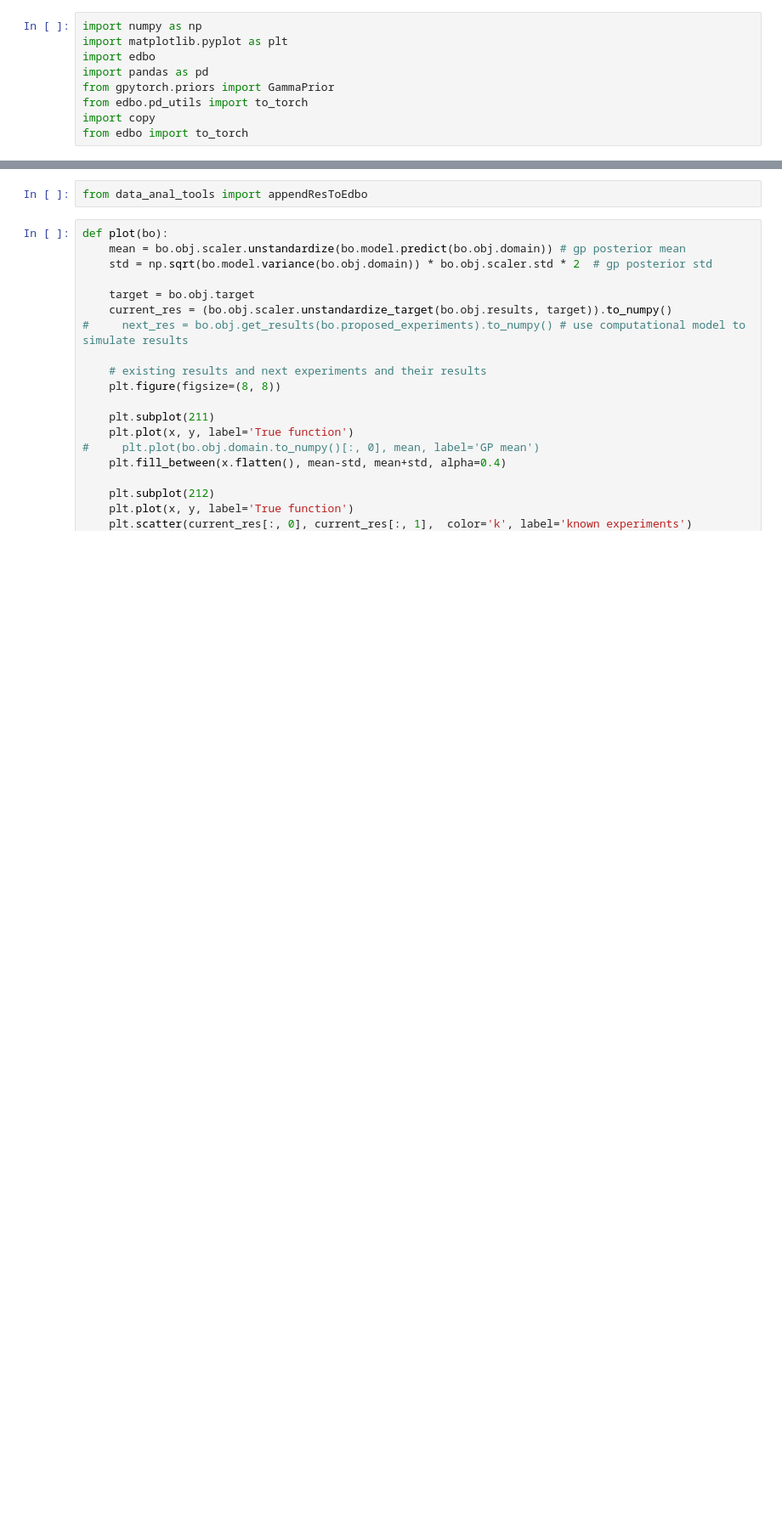
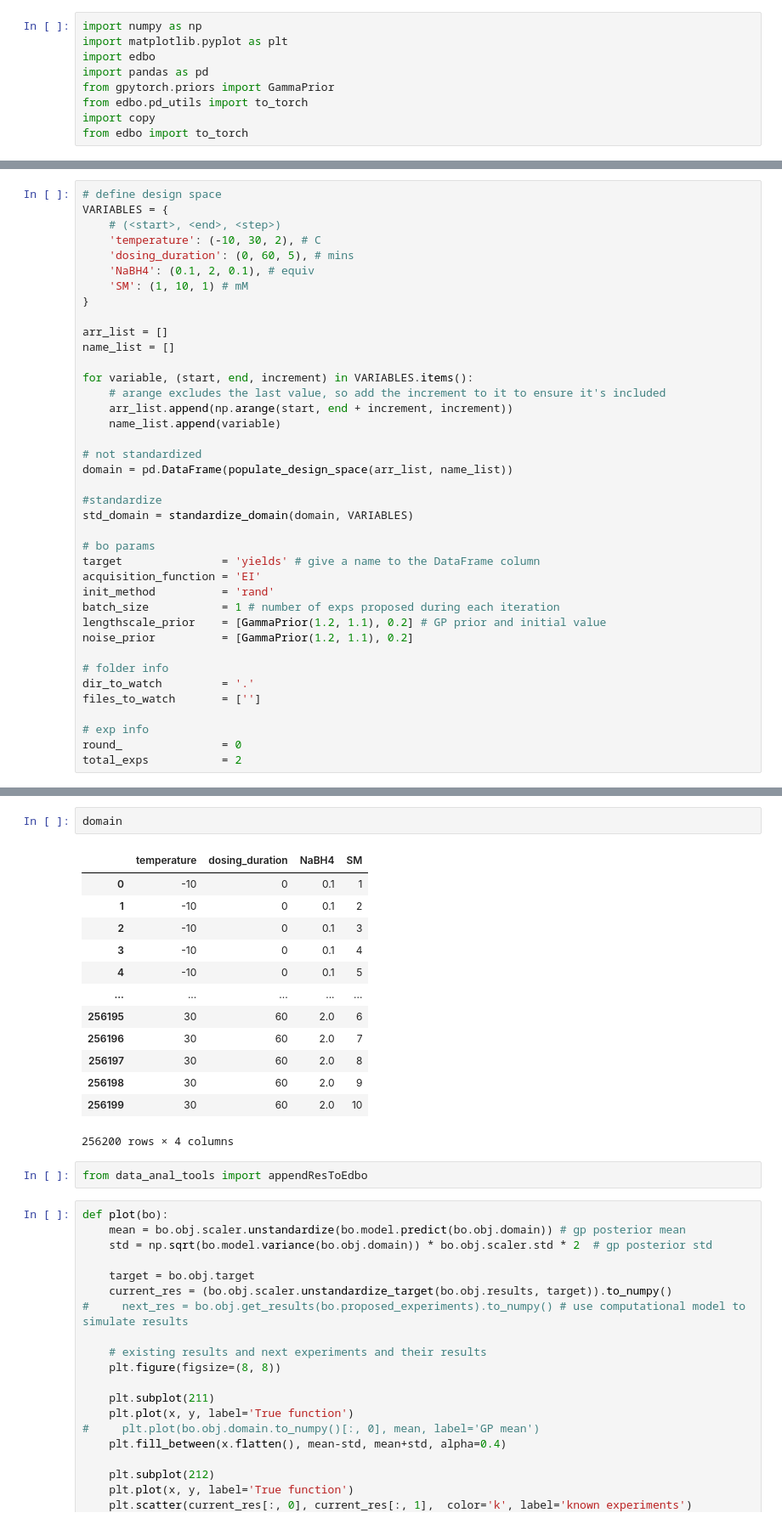
Before and after one commit to jiayu423/edbo_GN, a Jupyter notebook: edbo test/express_test.ipynb, the cells around one changed output, grey strips where cells are left out. Shown: that part at 85% size. Saved outputs shown, nothing was run; the diff lists cells and outputs as text; blank space fills up the shorter version.

```diff
--- a/edbo test/express_test.ipynb
+++ b/edbo test/express_test.ipynb
@@ -9,0 +12,39 @@ from edbo import to_torch
+# %%
+# define design space
+VARIABLES = {
+    # (<start>, <end>, <step>)
+    'temperature': (-10, 30, 2), # C
+    'dosing_duration': (0, 60, 5), # mins
+    'NaBH4': (0.1, 2, 0.1), # equiv
+    'SM': (1, 10, 1) # mM
+}
+
+arr_list = []
+name_list = []
+
+for variable, (start, end, increment) in VARIABLES.items():
+    # arange excludes the last value, so add the increment to it to ensure it's included
+    arr_list.append(np.arange(start, end + increment, increment))
+    name_list.append(variable)
+
+# not standardized
+domain = pd.DataFrame(populate_design_space(arr_list, name_list))
+
+#standardize
+std_domain = standardize_domain(domain, VARIABLES)
+
+# bo params
+target 				 = 'yields' # give a name to the DataFrame column
+acquisition_function = 'EI'
+init_method          = 'rand'
+batch_size 			 = 1 # number of exps proposed during each iteration
+lengthscale_prior    = [GammaPrior(1.2, 1.1), 0.2] # GP prior and initial value
+noise_prior          = [GammaPrior(1.2, 1.1), 0.2]
+
+# folder info
+dir_to_watch         = '.'
+files_to_watch       = ['']
+
+# exp info
+round_               = 0
+total_exps           = 2
@@ -10,3 +111,19 @@ from edbo import to_torch
+# %%
+domain
+# %% [output]
+|  | temperature | dosing_duration | NaBH4 | SM |
+| 0 | -10 | 0 | 0.1 | 1 |
+| 1 | -10 | 0 | 0.1 | 2 |
+| 2 | -10 | 0 | 0.1 | 3 |
+| 3 | -10 | 0 | 0.1 | 4 |
+| 4 | -10 | 0 | 0.1 | 5 |
+| ... | ... | ... | ... | ... |
+| 256195 | 30 | 60 | 2.0 | 6 |
+| 256196 | 30 | 60 | 2.0 | 7 |
+| 256197 | 30 | 60 | 2.0 | 8 |
+| 256198 | 30 | 60 | 2.0 | 9 |
+| 256199 | 30 | 60 | 2.0 | 10 |
+256200 rows × 4 columns
 # %%
 from data_anal_tools import appendResToEdbo
 # %%
```
Also changed, not shown: parts of 11 cells of this notebook, 3 other files.
